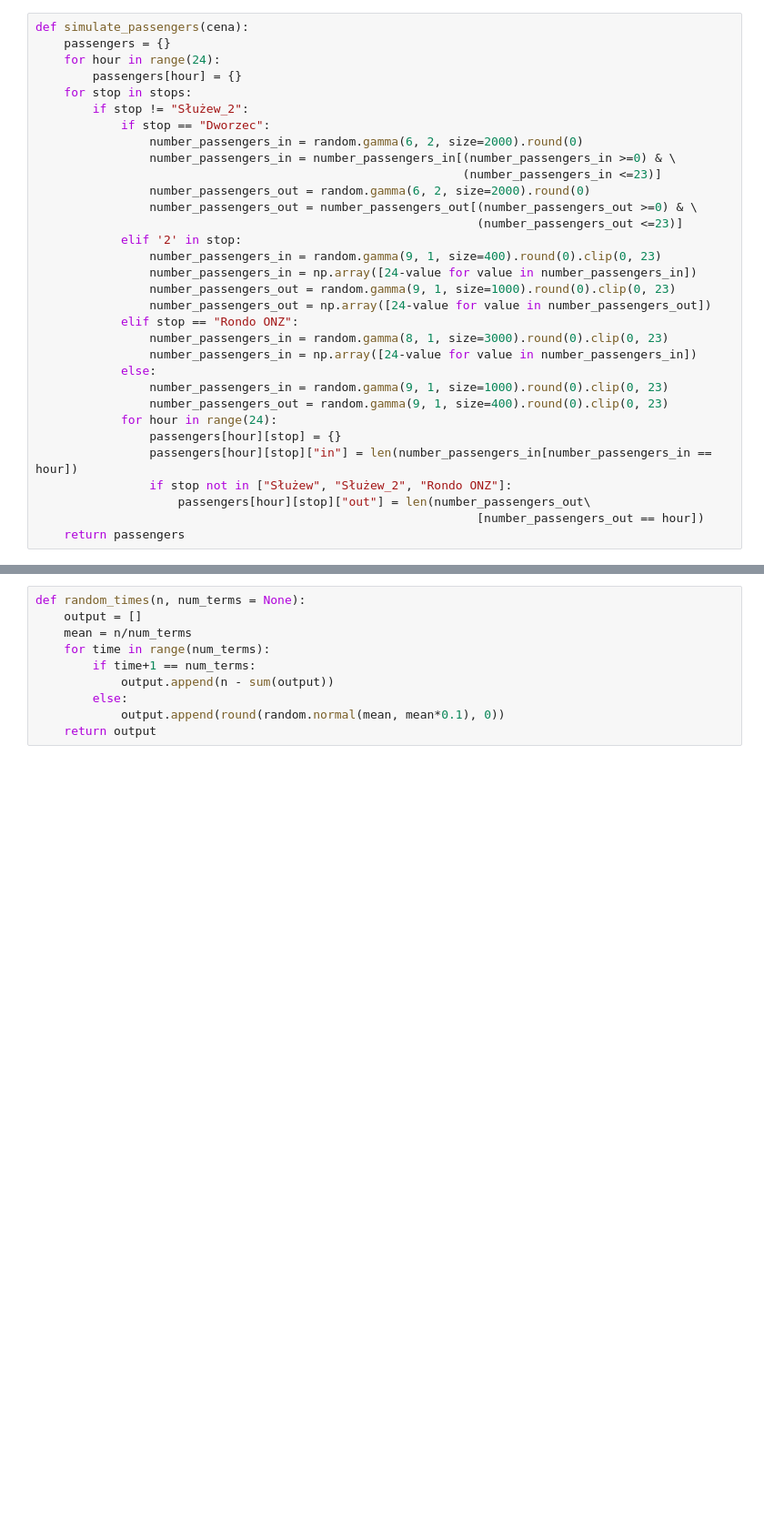
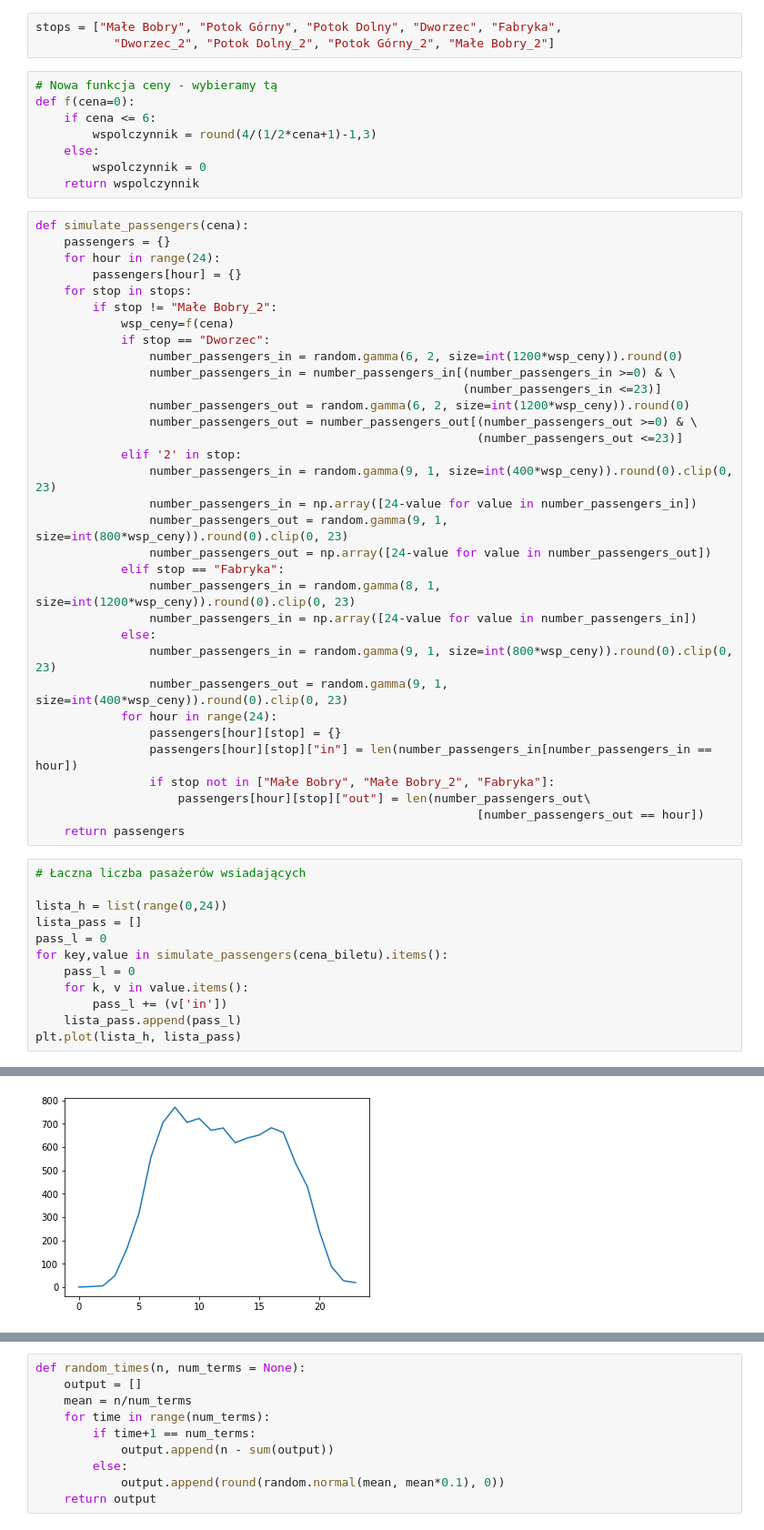
Before and after one commit to fmordarski/Passengers-simulation, a Jupyter notebook: Raport_MZK.ipynb, the cells around one changed output, grey strips where cells are left out. Shown at 91% size. Cells and saved outputs as stored; diff of their text form; blank space fills up the shorter version.

Commit message:
Nowa funkcja popytu

```diff
--- a/Raport_MZK.ipynb
+++ b/Raport_MZK.ipynb
@@ -9,32 +9,57 @@ stops = ["Służew", "Wierzbno", "Pole Mokotowskie", "Dworzec", "Rondo ONZ",
+# %%
+stops = ["Małe Bobry", "Potok Górny", "Potok Dolny", "Dworzec", "Fabryka",
+           "Dworzec_2", "Potok Dolny_2", "Potok Górny_2", "Małe Bobry_2"]
+# %%
+# Nowa funkcja ceny - wybieramy tą
+def f(cena=0):
+    if cena <= 6:
+        wspolczynnik = round(4/(1/2*cena+1)-1,3)
+    else:
+        wspolczynnik = 0
+    return wspolczynnik
 # %%
 def simulate_passengers(cena):
     passengers = {}
     for hour in range(24):
         passengers[hour] = {}
     for stop in stops:
-        if stop != "Służew_2":
+        if stop != "Małe Bobry_2":
+            wsp_ceny=f(cena)
             if stop == "Dworzec":
-                number_passengers_in = random.gamma(6, 2, size=2000).round(0)
+                number_passengers_in = random.gamma(6, 2, size=int(1200*wsp_ceny)).round(0)
                 number_passengers_in = number_passengers_in[(number_passengers_in >=0) & \
                                                             (number_passengers_in <=23)]
-                number_passengers_out = random.gamma(6, 2, size=2000).round(0)
+                number_passengers_out = random.gamma(6, 2, size=int(1200*wsp_ceny)).round(0)
                 number_passengers_out = number_passengers_out[(number_passengers_out >=0) & \
                                                               (number_passengers_out <=23)]
             elif '2' in stop:
-                number_passengers_in = random.gamma(9, 1, size=400).round(0).clip(0, 23)
+                number_passengers_in = random.gamma(9, 1, size=int(400*wsp_ceny)).round(0).clip(0, 23)
                 number_passengers_in = np.array([24-value for value in number_passengers_in])
-                number_passengers_out = random.gamma(9, 1, size=1000).round(0).clip(0, 23)
+                number_passengers_out = random.gamma(9, 1, size=int(800*wsp_ceny)).round(0).clip(0, 23)
                 number_passengers_out = np.array([24-value for value in number_passengers_out])
-            elif stop == "Rondo ONZ":
-                number_passengers_in = random.gamma(8, 1, size=3000).round(0).clip(0, 23)
+            elif stop == "Fabryka":
+                number_passengers_in = random.gamma(8, 1, size=int(1200*wsp_ceny)).round(0).clip(0, 23)
                 number_passengers_in = np.array([24-value for value in number_passengers_in])
             else:
-                number_passengers_in = random.gamma(9, 1, size=1000).round(0).clip(0, 23)
-                number_passengers_out = random.gamma(9, 1, size=400).round(0).clip(0, 23)
+                number_passengers_in = random.gamma(9, 1, size=int(800*wsp_ceny)).round(0).clip(0, 23)
+                number_passengers_out = random.gamma(9, 1, size=int(400*wsp_ceny)).round(0).clip(0, 23)
             for hour in range(24):
                 passengers[hour][stop] = {}
                 passengers[hour][stop]["in"] = len(number_passengers_in[number_passengers_in == hour])
-                if stop not in ["Służew", "Służew_2", "Rondo ONZ"]:
+                if stop not in ["Małe Bobry", "Małe Bobry_2", "Fabryka"]:
                     passengers[hour][stop]["out"] = len(number_passengers_out\
                                                               [number_passengers_out == hour])
     return passengers
+# %%
+# Łaczna liczba pasażerów wsiadających
+
+lista_h = list(range(0,24))
+lista_pass = []
+pass_l = 0
+for key,value in simulate_passengers(cena_biletu).items():
+    pass_l = 0
+    for k, v in value.items():
+        pass_l += (v['in'])
+    lista_pass.append(pass_l)
+plt.plot(lista_h, lista_pass)
+# %% [output]
@@ -40,0 +67 @@ def simulate_passengers(cena):
+[figure, added]
```
Also changed, not shown: parts of 9 cells of this notebook.
